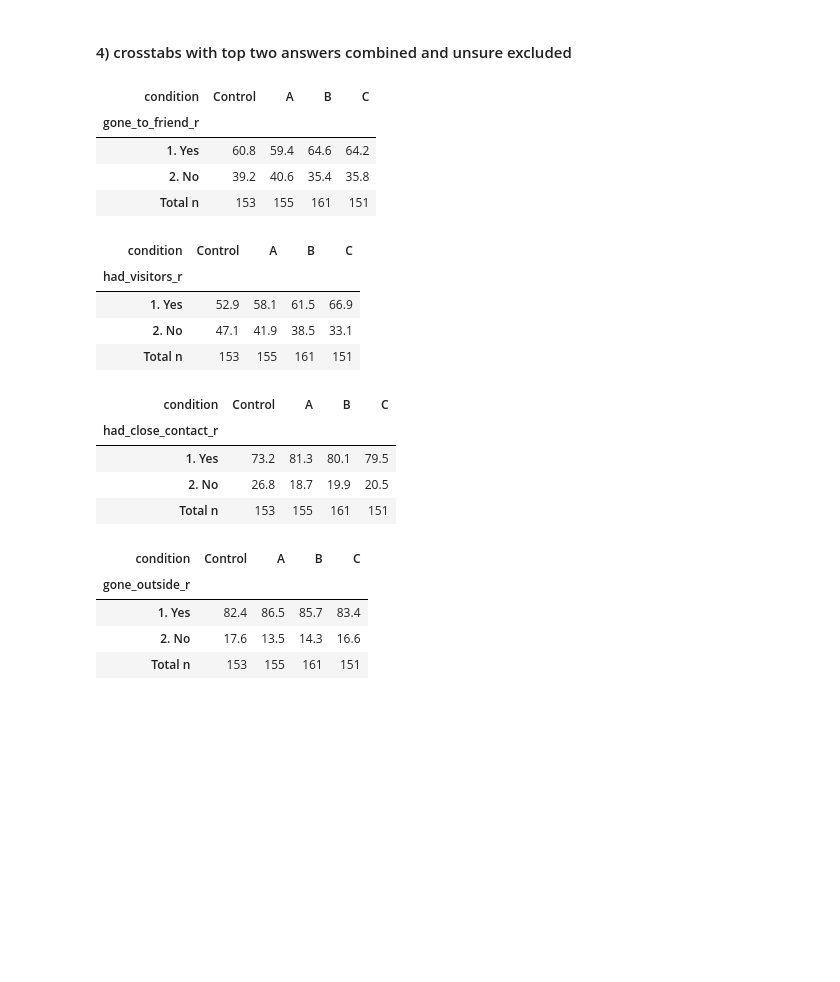
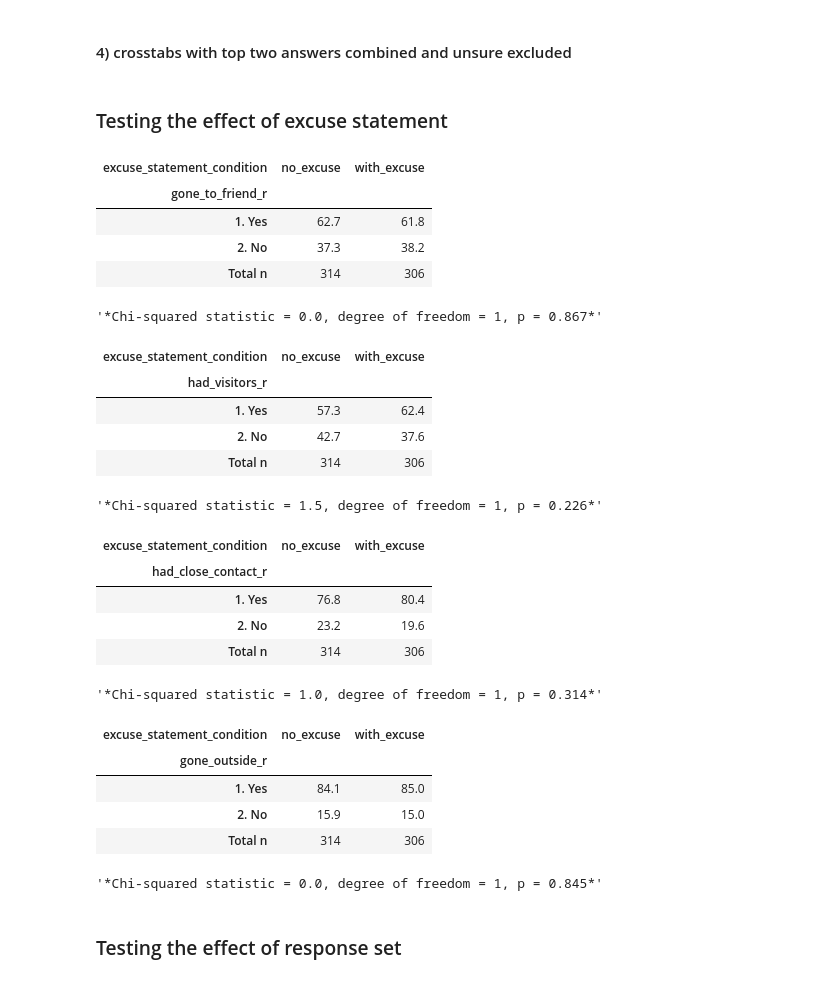
Before and after one commit to rosalynnyang/fb_uas_study, a Jupyter notebook: report/8_SD_experiment_analysis.ipynb, the cells around one changed output. Drawn from its saved outputs; the diff is of its cells as text; code cells hidden in the pictures; blank space fills up the shorter version.

```diff
--- a/report/8_SD_experiment_analysis.ipynb
+++ b/report/8_SD_experiment_analysis.ipynb
@@ -78,6 +93,6 @@ df_no_miss.shape
 # %% [markdown]
 #### 1) original crosstabs
 # %%
-for col in SD_cols:
-    util.crosstab_percent_table(col, 'condition', df, conditions)
-    print('\n')
+#for col in SD_cols:
+    #util.crosstab_percent_table(col, 'condition', df, conditions)
+    #print('\n')
@@ -146,6 +132,6 @@ for col in SD_cols:
 # %%
 recoded_cols = ['gone_to_friend_r', 'had_visitors_r', 'had_close_contact_r', 'gone_outside_r']
 # %%
-for col in recoded_cols:
-    util.crosstab_percent_table(col, 'condition', df, conditions)
-    print('\n')
+#for col in recoded_cols:
+    #util.crosstab_percent_table(col, 'condition', df, conditions)
+    #print('\n')
@@ -177,27 +138,41 @@ for col in recoded_cols:
 # %% [markdown]
 #### 4) crosstabs with top two answers combined and unsure excluded
 # %%
-for col in recoded_cols:
-    util.crosstab_percent_table(col, 'condition', df_no_miss, conditions)
-    print('\n')
+#for col in recoded_cols:
+    #util.crosstab_percent_table(col, 'condition', df_no_miss, conditions)
+    #print('\n')
-# %% [output]
-| condition | Control | A | B | C |
-| gone_to_friend_r |  |  |  |  |
-| 1. Yes | 60.8 | 59.4 | 64.6 | 64.2 |
-| 2. No | 39.2 | 40.6 | 35.4 | 35.8 |
-| Total n | 153 | 155 | 161 | 151 |
-| condition | Control | A | B | C |
-| had_visitors_r |  |  |  |  |
-| 1. Yes | 52.9 | 58.1 | 61.5 | 66.9 |
-| 2. No | 47.1 | 41.9 | 38.5 | 33.1 |
-| Total n | 153 | 155 | 161 | 151 |
-| condition | Control | A | B | C |
-| had_close_contact_r |  |  |  |  |
-| 1. Yes | 73.2 | 81.3 | 80.1 | 79.5 |
-| 2. No | 26.8 | 18.7 | 19.9 | 20.5 |
-| Total n | 153 | 155 | 161 | 151 |
-| condition | Control | A | B | C |
-| gone_outside_r |  |  |  |  |
-| 1. Yes | 82.4 | 86.5 | 85.7 | 83.4 |
-| 2. No | 17.6 | 13.5 | 14.3 | 16.6 |
-| Total n | 153 | 155 | 161 | 151 |
+# %% [markdown]
+### Testing the effect of excuse statement
+# %%
+excuse_statement_order = ['no_excuse', 'with_excuse']
+# %%
+for col in recoded_cols:
+    util.crosstab_percent_table(col, 'excuse_statement_condition', df_no_miss, excuse_statement_order, chisq_test=True)
+    print('\n')
+# %% [output]
+| excuse_statement_condition | no_excuse | with_excuse |
+| gone_to_friend_r |  |  |
+| 1. Yes | 62.7 | 61.8 |
+| 2. No | 37.3 | 38.2 |
+| Total n | 314 | 306 |
+'*Chi-squared statistic = 0.0, degree of freedom = 1, p = 0.867*'
+| excuse_statement_condition | no_excuse | with_excuse |
+| had_visitors_r |  |  |
+| 1. Yes | 57.3 | 62.4 |
+| 2. No | 42.7 | 37.6 |
+| Total n | 314 | 306 |
+'*Chi-squared statistic = 1.5, degree of freedom = 1, p = 0.226*'
+| excuse_statement_condition | no_excuse | with_excuse |
+| had_close_contact_r |  |  |
+| 1. Yes | 76.8 | 80.4 |
+| 2. No | 23.2 | 19.6 |
+| Total n | 314 | 306 |
+'*Chi-squared statistic = 1.0, degree of freedom = 1, p = 0.314*'
+| excuse_statement_condition | no_excuse | with_excuse |
+| gone_outside_r |  |  |
+| 1. Yes | 84.1 | 85.0 |
+| 2. No | 15.9 | 15.0 |
+| Total n | 314 | 306 |
+'*Chi-squared statistic = 0.0, degree of freedom = 1, p = 0.845*'
+# %% [markdown]
+### Testing the effect of response set
```
Also changed, not shown: parts of 11 cells of this notebook.
